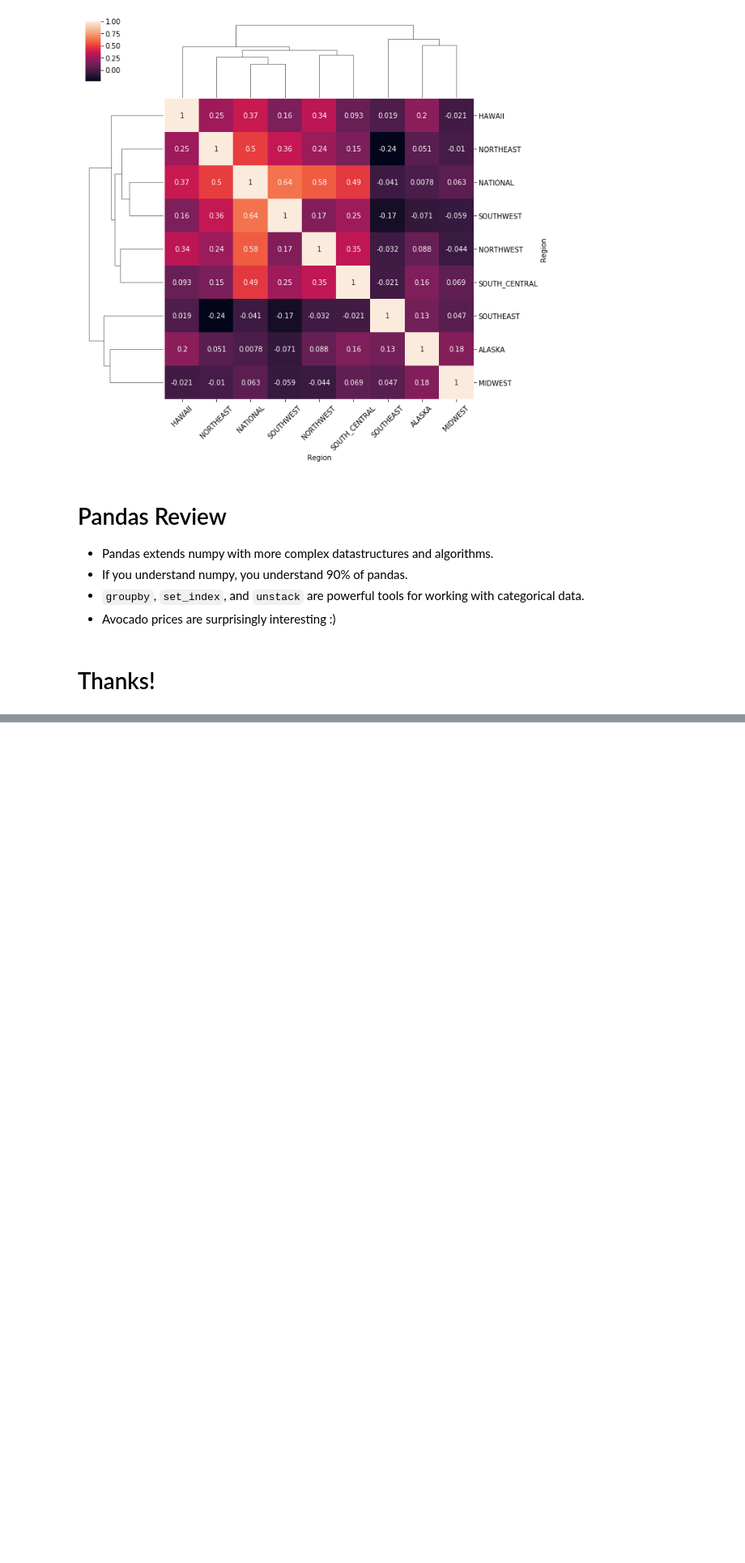
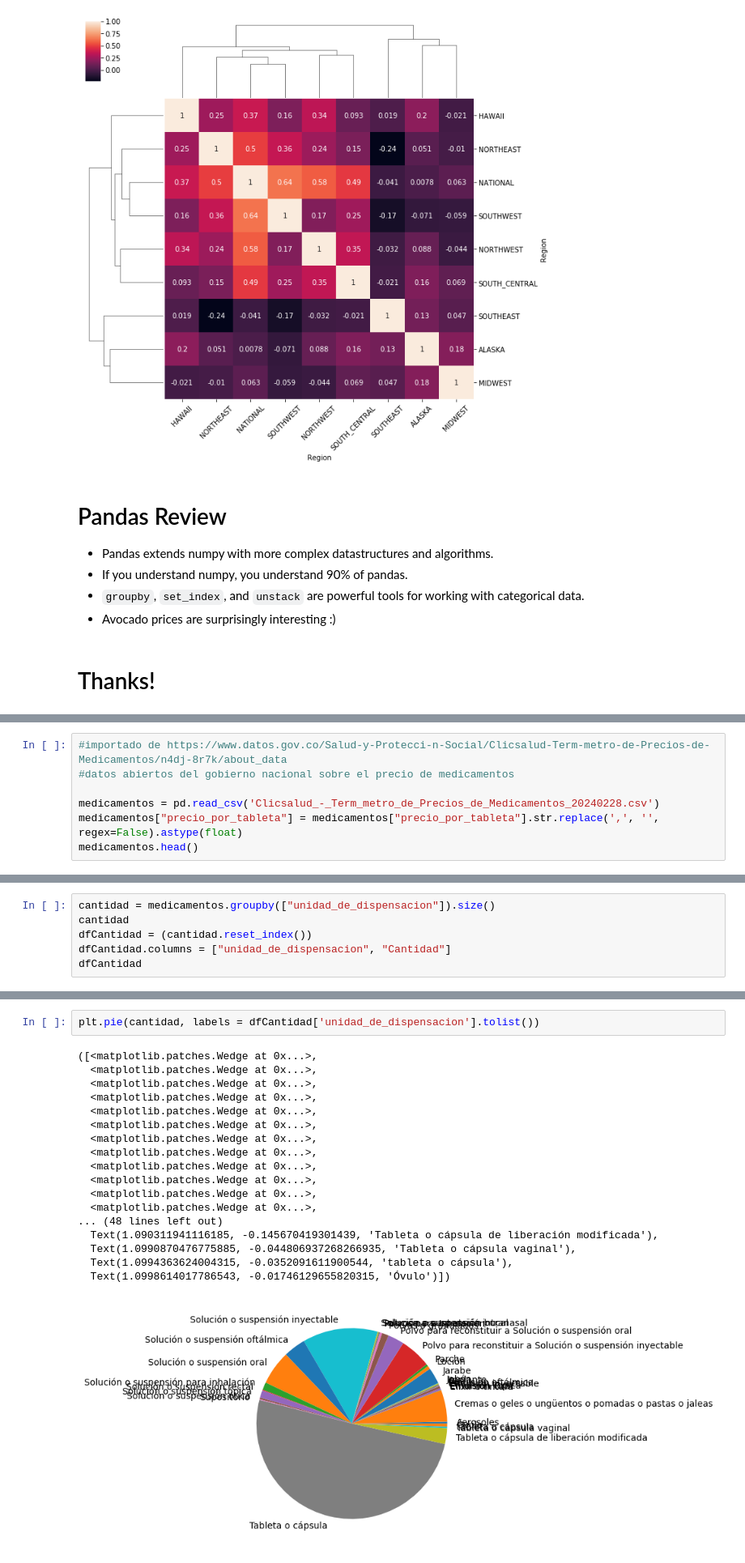
Before and after one commit to Juanfelipepast2/MetNumUN2024I, a Jupyter notebook: jpastranar_Lab2/jpastranar_Lab2.ipynb, the cells around one changed output, grey strips where cells are left out. Shown at 81% size. Saved outputs shown, nothing was run; the diff lists cells and outputs as text; blank space fills up the shorter version.

```diff
--- a/jpastranar_Lab2/jpastranar_Lab2.ipynb
+++ b/jpastranar_Lab2/jpastranar_Lab2.ipynb
@@ -1758,0 +1766,7 @@ ax.set_xticklabels(ax.get_xticklabels(), rotation=45);
+# %%
+#importado de https://www.datos.gov.co/Salud-y-Protecci-n-Social/Clicsalud-Term-metro-de-Precios-de-Medicamentos/n4dj-8r7k/about_data
+#datos abiertos del gobierno nacional sobre el precio de medicamentos
+
+medicamentos = pd.read_csv('Clicsalud_-_Term_metro_de_Precios_de_Medicamentos_20240228.csv')
+medicamentos["precio_por_tableta"] = medicamentos["precio_por_tableta"].str.replace(',', '', regex=False).astype(float)
+medicamentos.head()
@@ -1758,0 +1782,6 @@ ax.set_xticklabels(ax.get_xticklabels(), rotation=45);
+# %%
+cantidad = medicamentos.groupby(["unidad_de_dispensacion"]).size()
+cantidad
+dfCantidad = (cantidad.reset_index())
+dfCantidad.columns = ["unidad_de_dispensacion", "Cantidad"]
+dfCantidad
@@ -1758,0 +1806,21 @@ ax.set_xticklabels(ax.get_xticklabels(), rotation=45);
+# %%
+plt.pie(cantidad, labels = dfCantidad['unidad_de_dispensacion'].tolist())
+# %% [output]
+([<matplotlib.patches.Wedge at 0x...>,
+  <matplotlib.patches.Wedge at 0x...>,
+  <matplotlib.patches.Wedge at 0x...>,
+  <matplotlib.patches.Wedge at 0x...>,
+  <matplotlib.patches.Wedge at 0x...>,
+  <matplotlib.patches.Wedge at 0x...>,
+  <matplotlib.patches.Wedge at 0x...>,
+  <matplotlib.patches.Wedge at 0x...>,
+  <matplotlib.patches.Wedge at 0x...>,
+  <matplotlib.patches.Wedge at 0x...>,
+  <matplotlib.patches.Wedge at 0x...>,
+  <matplotlib.patches.Wedge at 0x...>,
+... (48 lines left out)
+  Text(1.090311941116185, -0.145670419301439, 'Tableta o cápsula de liberación modificada'),
+  Text(1.0990870476775885, -0.044806937268266935, 'Tableta o cápsula vaginal'),
+  Text(1.0994363624004315, -0.0352091611900544, 'tableta o cápsula'),
+  Text(1.0998614017786543, -0.01746129655820315, 'Óvulo')])
+[figure, added]
```
Also changed, not shown: parts of 9 cells of this notebook.
